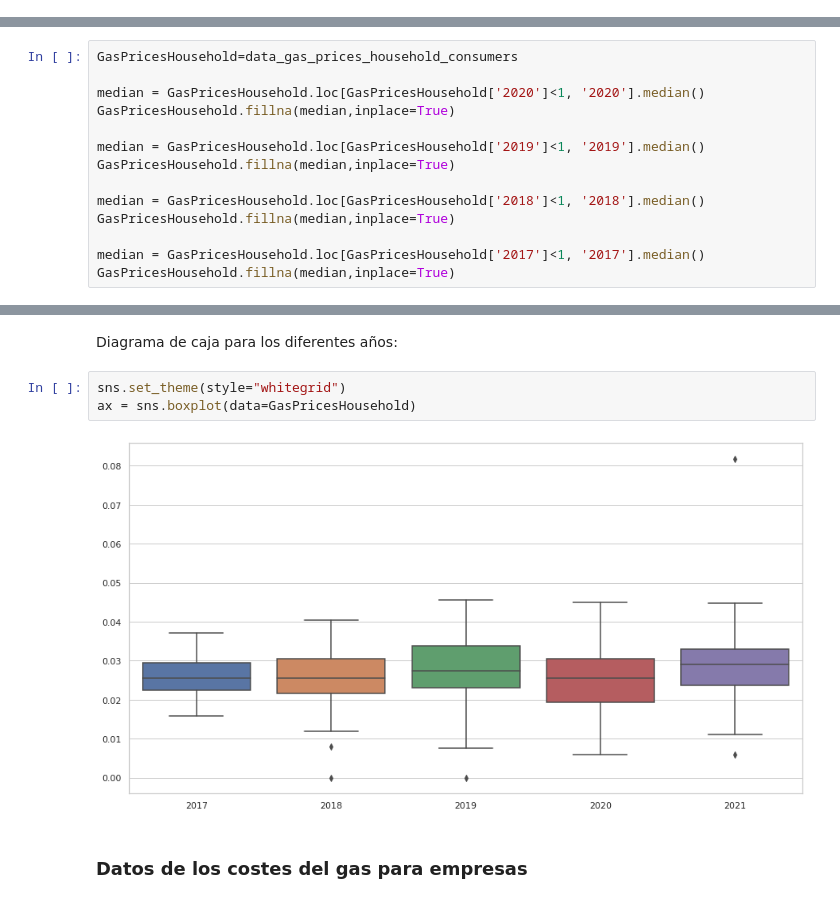
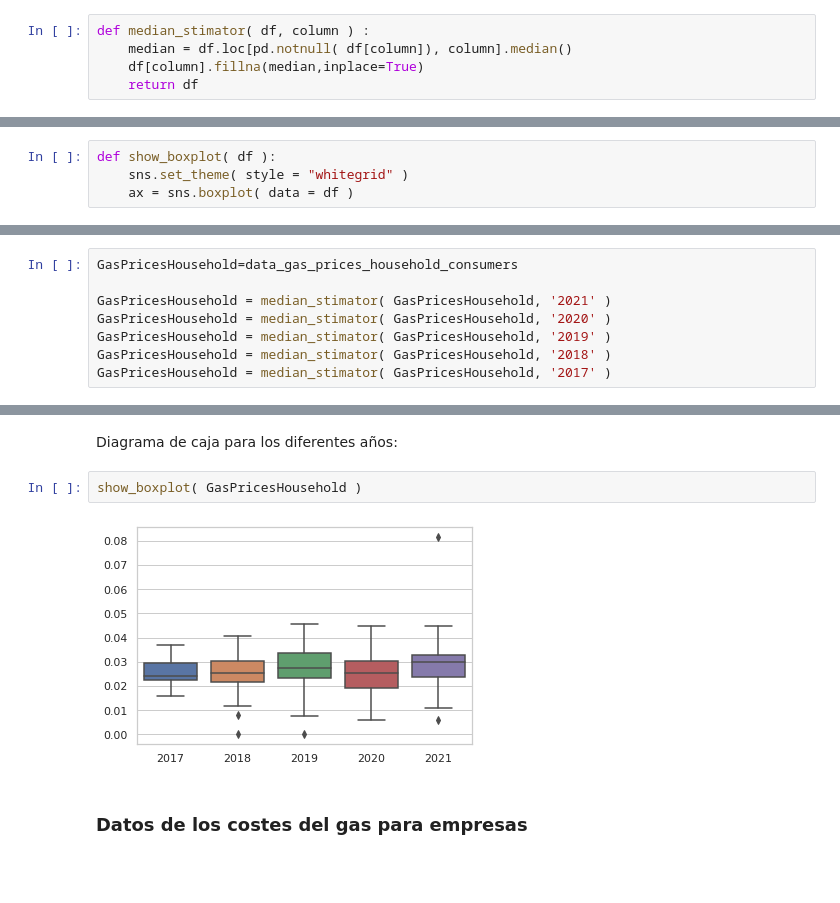
Before and after one commit to tipologia-datos-UOC-pract-jonas-miguel/pract-1, a Jupyter notebook: notebook/pract-1.ipynb, the cells around one changed output, grey strips where cells are left out. Drawn from its saved outputs; the diff is of its cells as text; blank space fills up the shorter version.

```diff
--- a/notebook/pract-1.ipynb
+++ b/notebook/pract-1.ipynb
@@ -406,0 +411,5 @@ export_dataframe(
+# %%
+def median_stimator( df, column ) :
+    median = df.loc[pd.notnull( df[column]), column].median()
+    df[column].fillna(median,inplace=True)
+    return df
@@ -406,0 +418,4 @@ export_dataframe(
+# %%
+def show_boxplot( df ):
+    sns.set_theme( style = "whitegrid" )
+    ax = sns.boxplot( data = df )
@@ -411,15 +435,9 @@ Sustituimos NaN values por su media
 # %%
 GasPricesHousehold=data_gas_prices_household_consumers
 
-median = GasPricesHousehold.loc[GasPricesHousehold['2020']<1, '2020'].median()
-GasPricesHousehold.fillna(median,inplace=True)
-
-median = GasPricesHousehold.loc[GasPricesHousehold['2019']<1, '2019'].median()
-GasPricesHousehold.fillna(median,inplace=True)
-
-median = GasPricesHousehold.loc[GasPricesHousehold['2018']<1, '2018'].median()
-GasPricesHousehold.fillna(median,inplace=True)
-
-median = GasPricesHousehold.loc[GasPricesHousehold['2017']<1, '2017'].median()
-GasPricesHousehold.fillna(median,inplace=True)
+GasPricesHousehold = median_stimator( GasPricesHousehold, '2021' )
+GasPricesHousehold = median_stimator( GasPricesHousehold, '2020' )
+GasPricesHousehold = median_stimator( GasPricesHousehold, '2019' )
+GasPricesHousehold = median_stimator( GasPricesHousehold, '2018' )
+GasPricesHousehold = median_stimator( GasPricesHousehold, '2017' )
 # %% [markdown]
@@ -441,10 +459,9 @@ display(GasPricesHousehold.head(10))
 # %% [markdown]
 Diagrama de caja para los diferentes años:
 # %%
-sns.set_theme(style="whitegrid")
-ax = sns.boxplot(data=GasPricesHousehold)
+show_boxplot( GasPricesHousehold )
 # %% [output]
-[figure, old version]
+[figure, new version]
 # %% [markdown]
 ### Datos de los costes del gas para empresas
 # %% [markdown]
```
Also changed, not shown: parts of 30 cells of this notebook, 2 other files.
